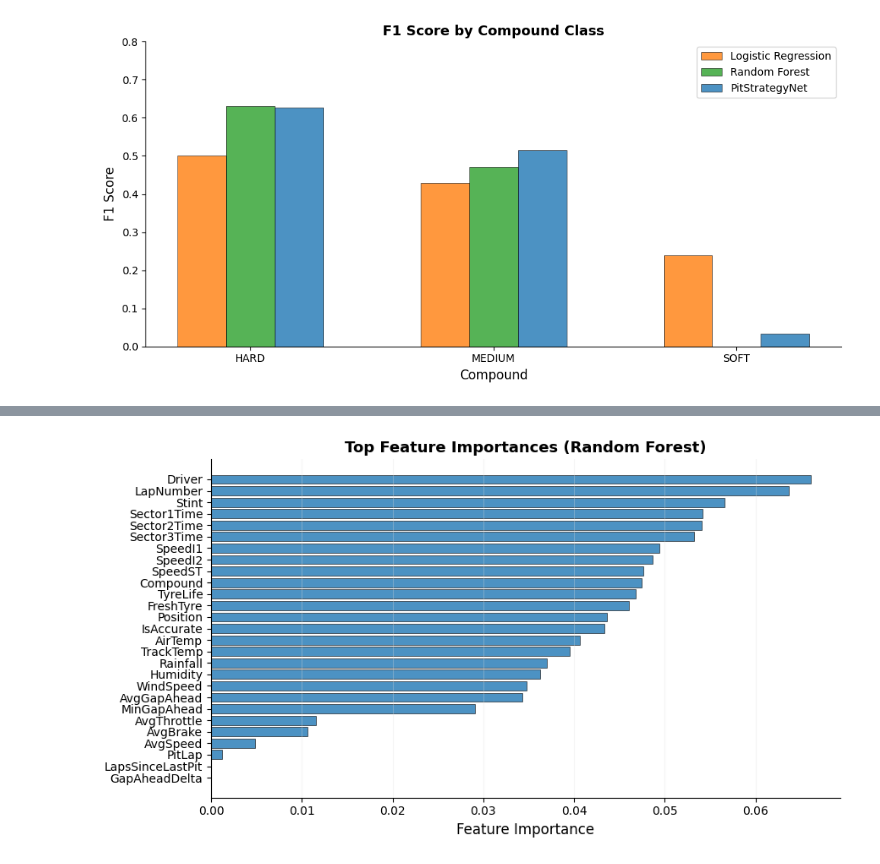
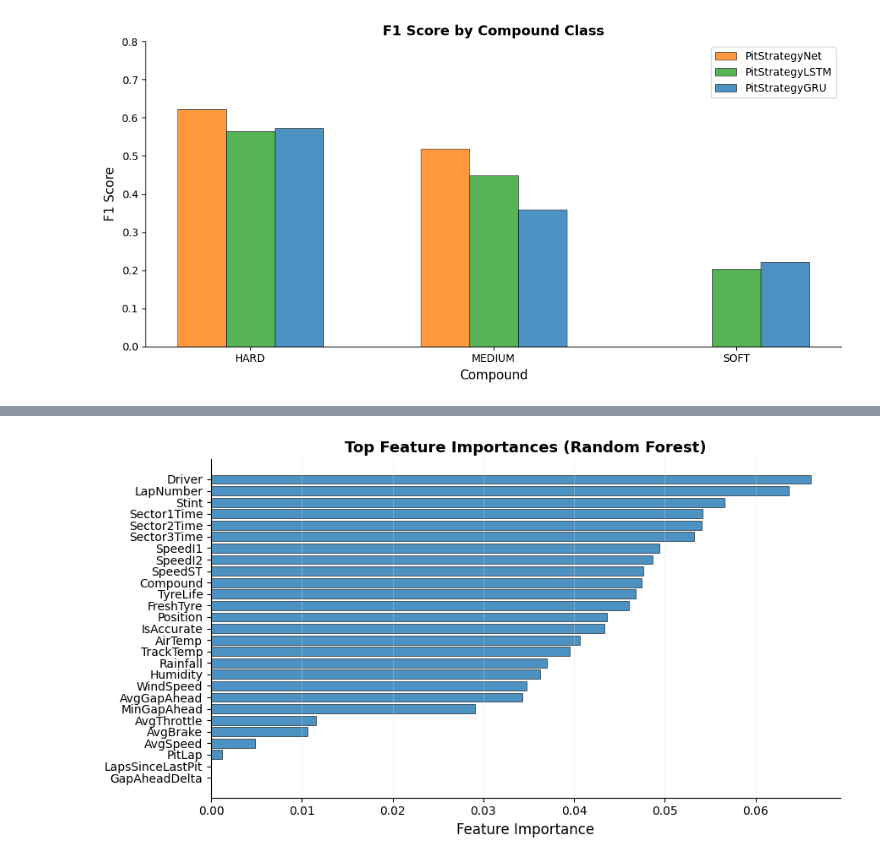
Before and after one commit to Stephenoco/F1-Uncertainty-Quantification, a Jupyter notebook: src/notebooks/06_Visualisations.ipynb, the cells around one changed output, grey strips where cells are left out. Cells and saved outputs as stored; diff of their text form; code cells hidden in the pictures.

```diff
--- a/src/notebooks/06_Visualisations.ipynb
+++ b/src/notebooks/06_Visualisations.ipynb
@@ -113,37 +124,39 @@ plt.show()
 # %%
 fig, ax = plt.subplots(figsize=(10, 5))
 
 x = np.arange(3)
 width = 0.2
 classes = ['HARD', 'MEDIUM', 'SOFT']
-
+current_net = summary_df.iloc[4]
+best_LSTM = summary_df.iloc[11]
+best_GRU = summary_df.iloc[17]
 models_f1 = {
-    'Logistic Regression': [0.50, 0.43, 0.24],
-    'Random Forest': [0.63, 0.47, 0.00],
-    summary_current['architecture']: [summary_current['hard_f1'], summary_current['medium_f1'], summary_current['soft_f1']],
+    current_net['architecture']: [current_net['hard_f1'], current_net['medium_f1'], current_net['soft_f1']],
+    best_LSTM['architecture']: [best_LSTM['hard_f1'], best_LSTM['medium_f1'], best_LSTM['soft_f1']],
+    best_GRU['architecture']: [best_GRU['hard_f1'], best_GRU['medium_f1'], best_GRU['soft_f1']],
 }
 
 colours = ['#ff7f0e', '#2ca02c', '#1f77b4']
 
 for i, (model, f1s) in enumerate(models_f1.items()):
     bars = ax.bar(x + i*width, f1s, width, label=model,
                   color=colours[i], alpha=0.8, edgecolor='black', linewidth=0.5)
 
 ax.set_xlabel('Compound', fontsize=12)
 ax.set_ylabel('F1 Score', fontsize=12)
 ax.set_title('F1 Score by Compound Class', fontsize=13, fontweight='bold')
 ax.set_xticks(x + width)
 ax.set_xticklabels(classes)
 ax.legend()
 ax.yaxis.grid(False)
 ax.xaxis.grid(False)
 ax.set_ylim(0, 0.8)
 
 plt.tight_layout()
 plt.savefig(figures_dir / 'f1_by_class.png', dpi=150, bbox_inches='tight', facecolor='white')
 plt.show()
 # %% [output]
-[figure, old version]
+[figure, new version]
 # %%
 fig, ax = plt.subplots(figsize=(16, 5), facecolor='white')
 ax.set_facecolor('white')
```
Also changed, not shown: parts of 5 cells of this notebook, 4 other files.
